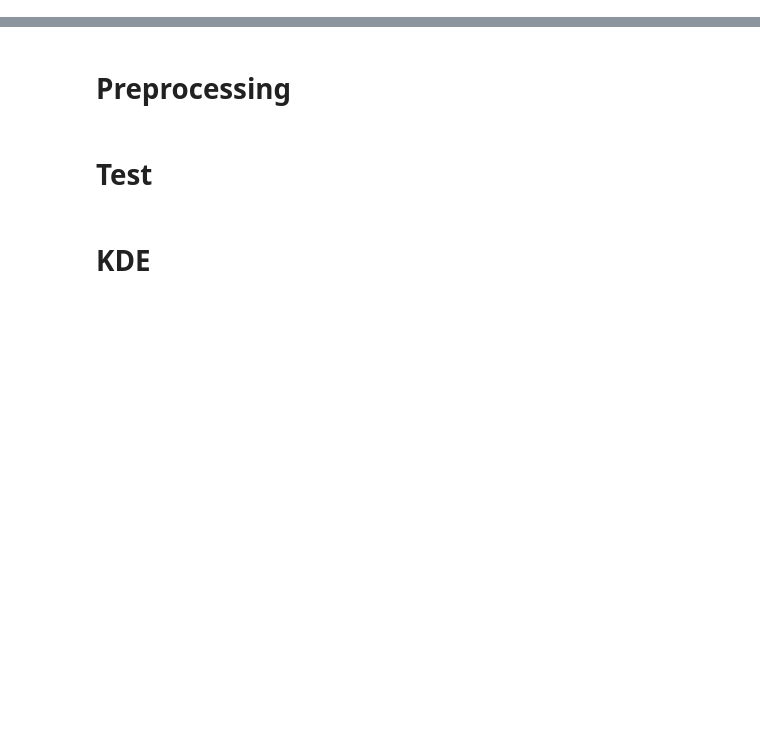
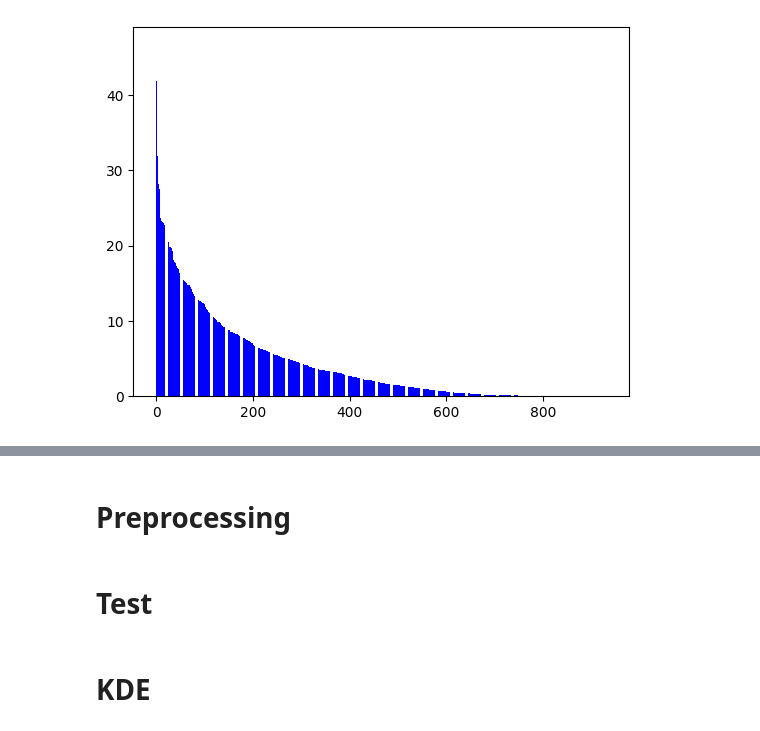
Before and after one commit to SolanoJason/alicor, a Jupyter notebook: kde.ipynb, the cells around one changed output, grey strips where cells are left out. Drawn from its saved outputs; the diff is of its cells as text; code cells hidden in the pictures; blank space fills up the shorter version.

```diff
--- a/kde.ipynb
+++ b/kde.ipynb
@@ -22,0 +254,13 @@ submit = True
+# %%
+copy = pd.DataFrame()
+copy = dataBaseInputPre.copy()
+indComer = pd.DataFrame()
+
+indComer['ctdCli'] = copy.groupby(['product_id','semana_dates']).size()
+indComer['pctCli'] = round(100*indComer['ctdCli']/cliUn,2)
+indComer = indComer.sort_values('pctCli', ascending=False)
+
+plt.bar(range(len(indComer.index)),indComer['pctCli'],color='blue')
+plt.show()
+# %% [output]
+[figure, added]
```
Also changed, not shown: parts of 36 cells of this notebook.
